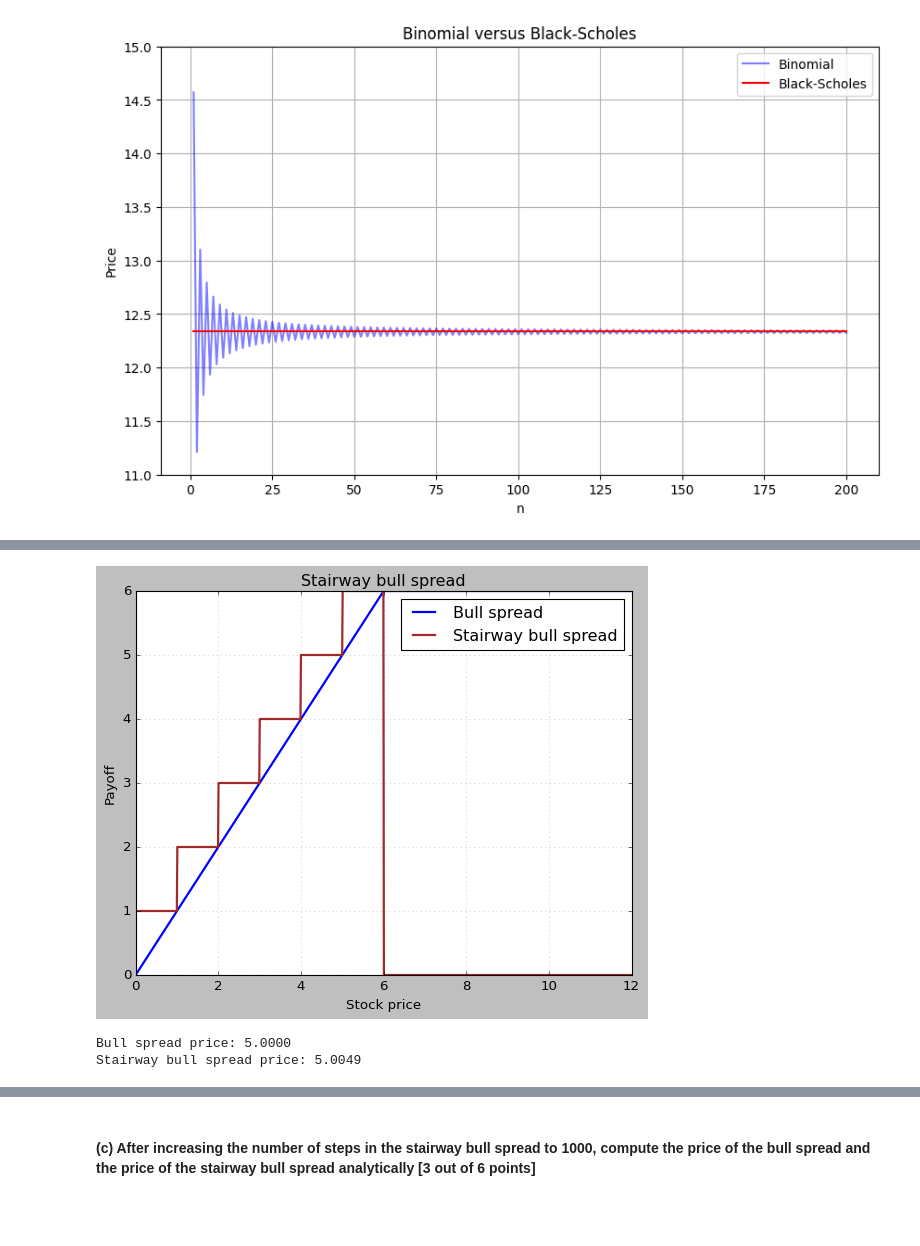
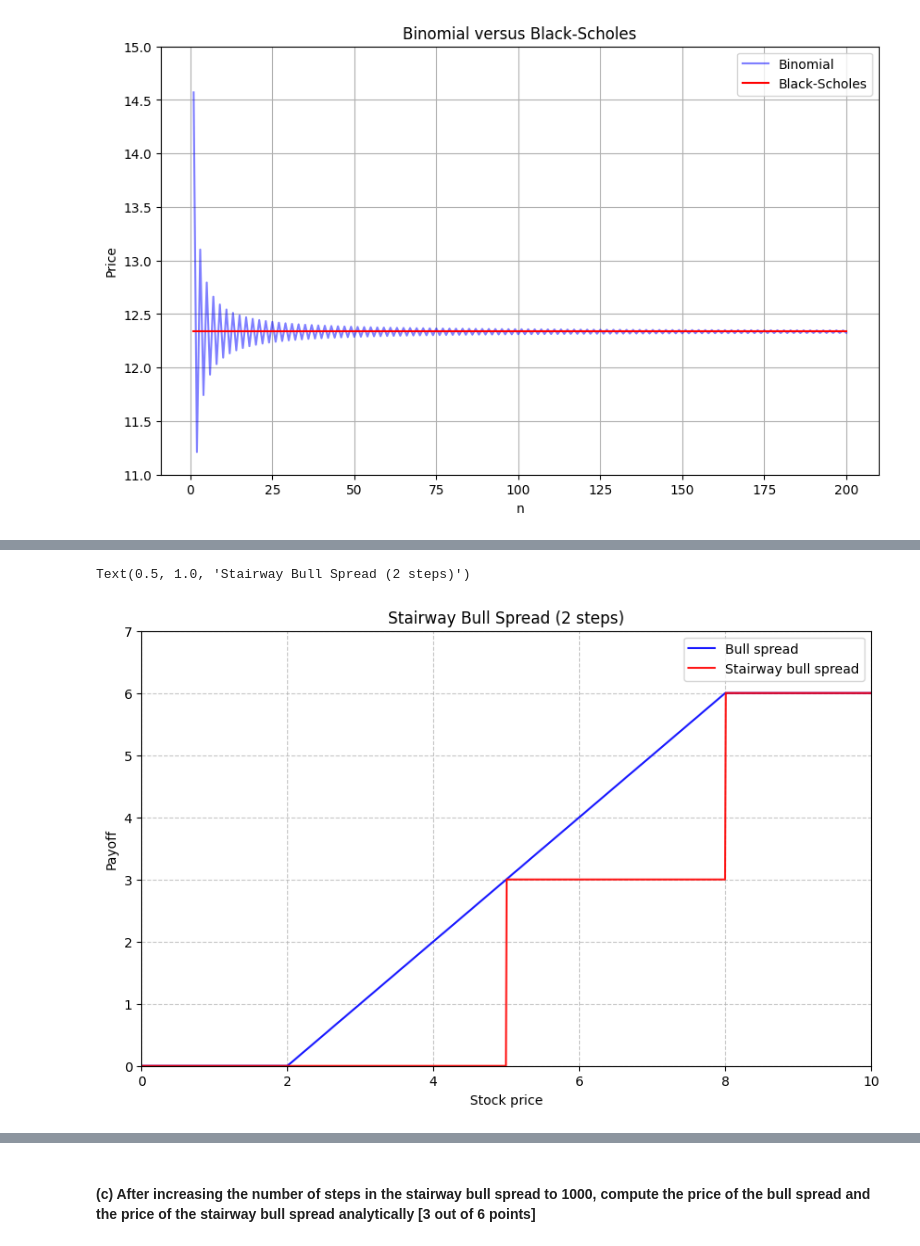
Before and after one commit to adenmao1202/skl_courses, a Jupyter notebook: derivatives/Derivatives_Revised_GP_Qs_Group11.ipynb, the cells around one changed output, grey strips where cells are left out. Drawn from its saved outputs; the diff is of its cells as text; code cells hidden in the pictures; blank space fills up the shorter version.

```diff
--- a/derivatives/Derivatives_GP_Qs.ipynb
+++ b/derivatives/Derivatives_Revised_GP_Qs_Group11.ipynb
@@ -232,62 +292,3 @@ Your output should be similar to:
 #### (a) Replicate the following payoff diagram [1 out of 6 points]
 
 <img src="stairway1.png"  style="width: 500px;"/>
-# %%
-""" skipp ofr now """
-
-
-import numpy as np
-import matplotlib.pyplot as plt
-
-def stairway_bull_spread(S, step_size, num_steps):
-    """Calculate stairway bull spread payoff."""
-    payoff = np.zeros_like(S)
-    strike_levels = np.linspace(0, step_size * num_steps, num_steps + 1)
-
-    for i in range(len(strike_levels) - 1):
-        payoff += np.where((S >= strike_levels[i]) & (S < strike_levels[i + 1]),
-                           (i + 1) * step_size, 0)
-
-    return np.clip(payoff, 0, step_size * num_steps)
-
-# Parameters
-S = np.linspace(0, 12, 1000)
-num_steps = 6  # Number of steps for the stairway
-step_size = 1  # Step size per interval
-
-# Payoffs
-stairway_payoff = stairway_bull_spread(S, step_size, num_steps)
-bull_spread_payoff = np.clip(S, 0, step_size * num_steps)
-
-# Plotting
-plt.style.use('classic')
-plt.figure(figsize=(8, 6))
-plt.plot(S, bull_spread_payoff, label="Bull spread", color="blue", linewidth=2)
-plt.plot(S, stairway_payoff, label="Stairway bull spread", color="brown", linewidth=2)
-
-# Chart customization
-plt.title("Stairway bull spread")
-plt.xlabel("Stock price")
-plt.ylabel("Payoff")
-plt.axhline(0, color='black', linestyle='--', linewidth=1, alpha=0.7)
-plt.legend()
-plt.grid(alpha=0.3)
-plt.show()
-
-# Analytical calculation of prices
-num_steps_analytic = 1000
-step_size_analytic = 0.01
-S_fine = np.linspace(0, 10, 100000)
-stairway_payoff_analytic = stairway_bull_spread(S_fine, step_size_analytic, num_steps_analytic)
-bull_spread_payoff_analytic = np.clip(S_fine, 0, step_size_analytic * num_steps_analytic)
-
-# Calculate average prices
-price_bull_spread = np.mean(bull_spread_payoff_analytic)
-price_stairway_spread = np.mean(stairway_payoff_analytic)
-
-print(f"Bull spread price: {price_bull_spread:.4f}")
-print(f"Stairway bull spread price: {price_stairway_spread:.4f}")
-# %% [output]
-[figure, removed]
-Bull spread price: 5.0000
-Stairway bull spread price: 5.0049
@@ -294,3 +352,10 @@ Stairway bull spread price: 5.0049
+# %%
+# For original plot (2 steps)
+plot_bull_spread(num_steps=2)
+plt.title('Stairway Bull Spread (2 steps)')
+# %% [output]
+Text(0.5, 1.0, 'Stairway Bull Spread (2 steps)')
+[figure, added]
 # %% [markdown]
 #### (b) Modify your code in (a) to allow user changing the number of steps in the stairway bull spread [2 out of 6 points]
 
```
Also changed, not shown: parts of 22 cells of this notebook, 5 other files.
